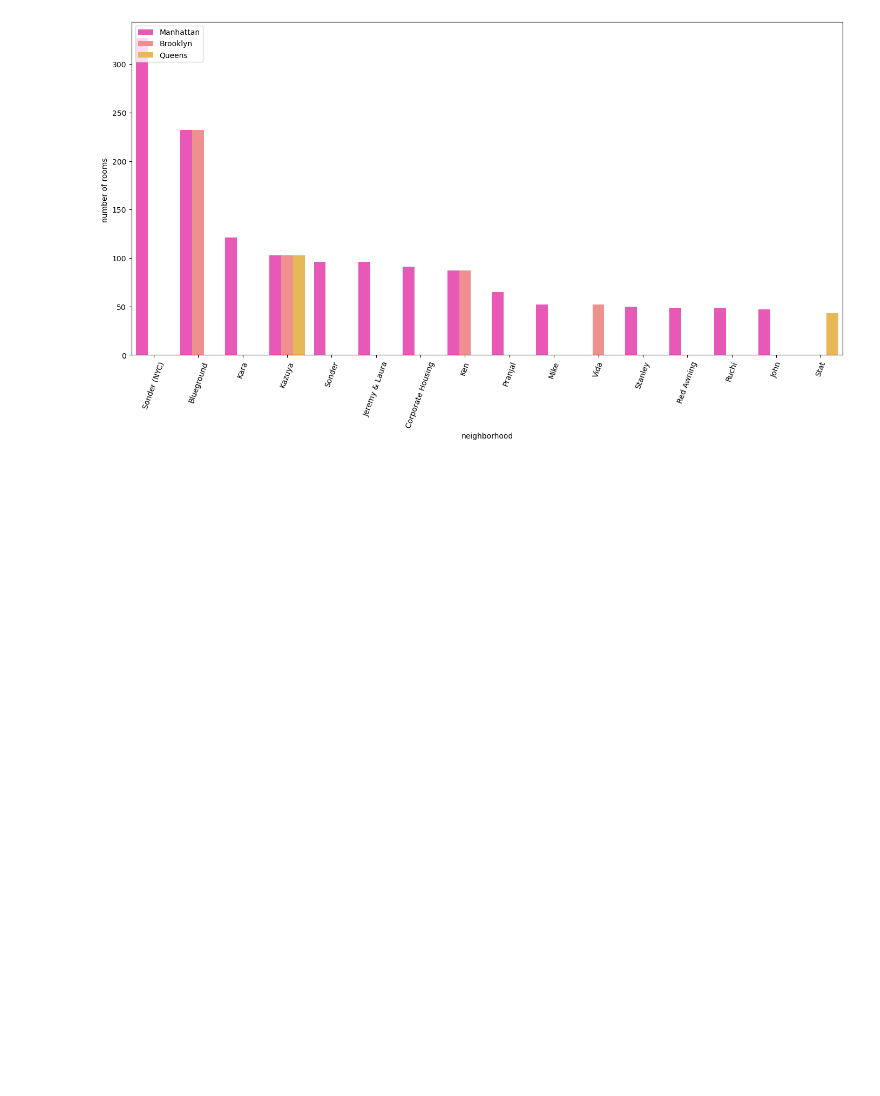
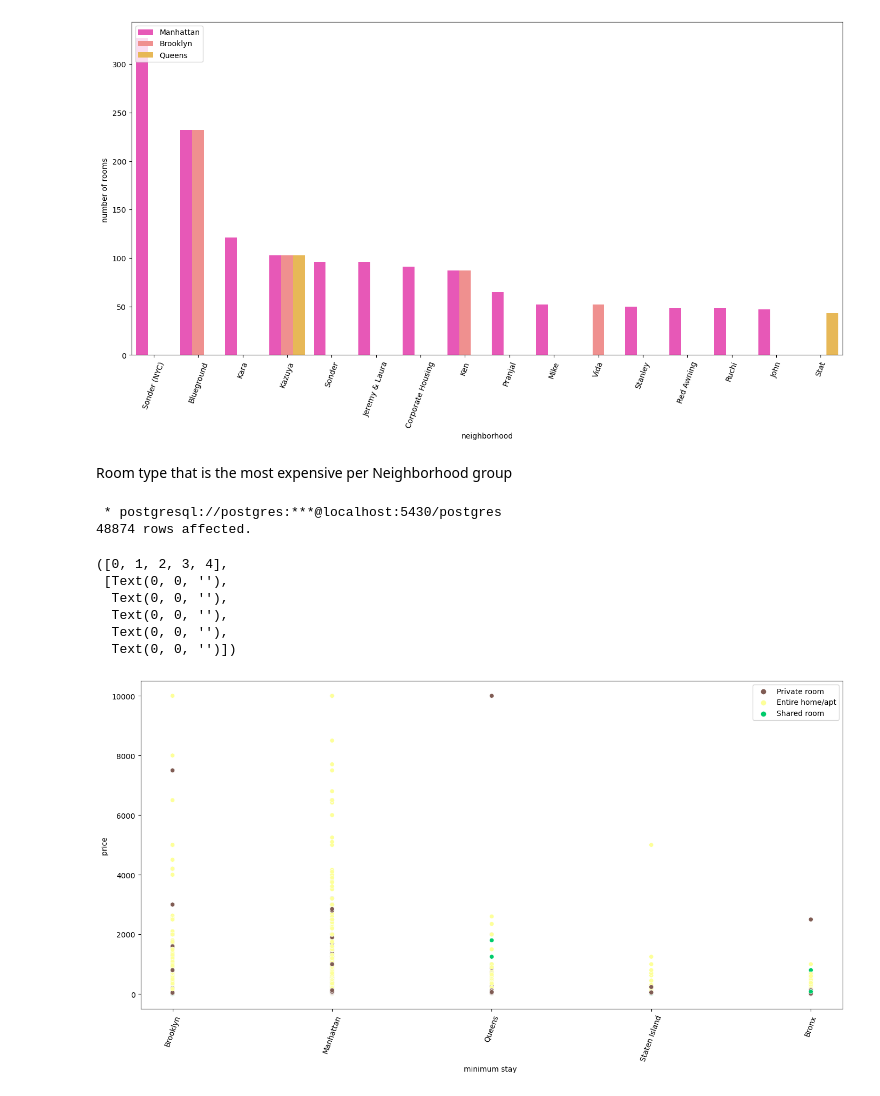
Before and after one commit to The-DigitalAcademy/No_Name-Data-Visualization-and-Analysis---Airbnb_lisbon-, a Jupyter notebook: new_york_airbnb.ipynb, the cells around one changed output. Saved outputs shown, nothing was run; the diff lists cells and outputs as text; code cells hidden in the pictures; blank space fills up the shorter version.

```diff
--- a/new_york_airbnb.ipynb
+++ b/new_york_airbnb.ipynb
@@ -279,3 +279,40 @@ plt.xticks(rotation=70)
   Text(14, 0, 'John'),
   Text(15, 0, 'Stat')])
 [figure]
+# %% [markdown]
+Room type that is the most expensive per   Neighborhood group
+# %%
+import seaborn as sns
+sc=%sql select  neighbourhood_group,price,room_type  from  airbnb_newyork
+
+prc=[]
+min_st = []
+rm_typ=[]
+
+
+
+for i in sc:
+    min_st.append(i[0])
+    prc.append(i[1])
+    rm_typ.append(i[2])
+
+
+plt.figure(figsize=(17,8))
+current_palette = sns.color_palette()
+
+sns.scatterplot(x=min_st, y= prc,hue=rm_typ,palette='terrain_r')
+plt.xticks(rotation=60)
+plt.ylabel("price ")
+plt.xlabel("minimum stay ")
+plt.xticks(rotation=70)
+#plt.bar(host_name, host_list, color='green')
+# %% [output]
+ * postgresql://postgres:***@localhost:5430/postgres
+48874 rows affected.
+([0, 1, 2, 3, 4],
+ [Text(0, 0, ''),
+  Text(0, 0, ''),
+  Text(0, 0, ''),
+  Text(0, 0, ''),
+  Text(0, 0, '')])
+[figure, added]
```
